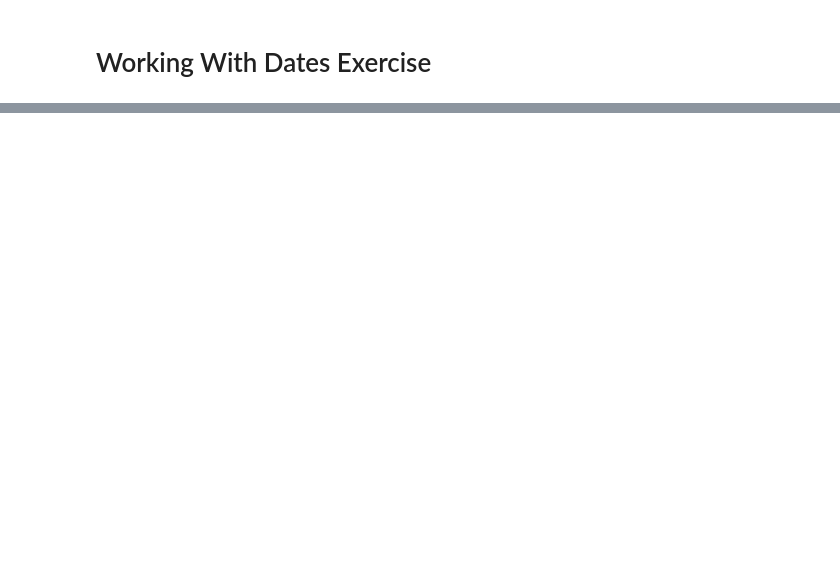
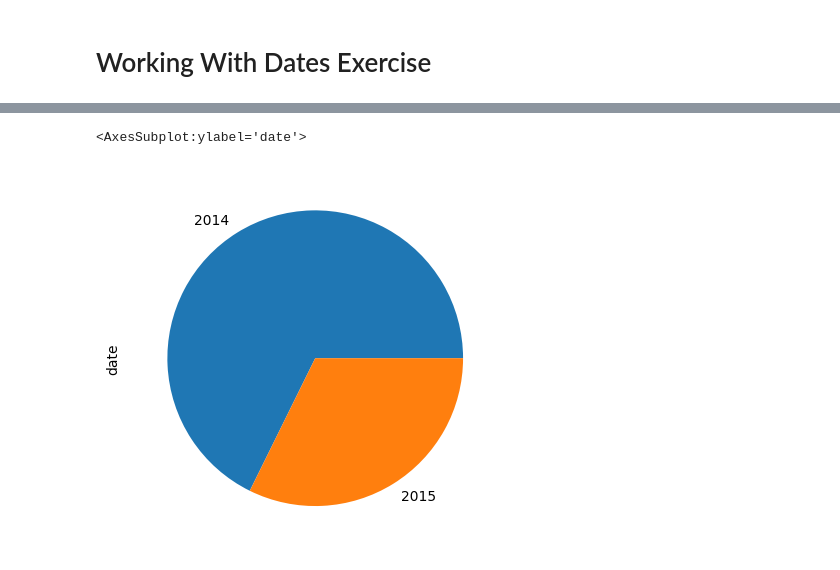
Before and after one commit to magdalenapek/Exercises, a Jupyter notebook: solutions_udemy_course/EXERCISE_10_Dates.ipynb, the cells around one changed output, grey strips where cells are left out. Drawn from its saved outputs; the diff is of its cells as text; code cells hidden in the pictures; blank space fills up the shorter version.

Commit message:
Done data exercise

```diff
--- a/solutions_udemy_course/EXERCISE_10_Dates.ipynb
+++ b/solutions_udemy_course/EXERCISE_10_Dates.ipynb
@@ -4,3 +4,5 @@
 import pandas as pd
 # %%
 # Import the "kc_house_data.csv" and parse the "date" column in a single line
+house = pd.read_csv("C:/Users/magda/OneDrive/Pulpit/DataAnalysisCourseMaterials/DataAnalysis/data/kc_house_data.csv", parse_dates = ["date"])
+house
@@ -12,4 +48,8 @@ import pandas as pd
 # %%
 # Create a pie chart showing the years that home sales took place in (2014 and 2015)
+house["date"].dt.year.value_counts().plot(kind = "pie")
+# %% [output]
+<AxesSubplot:ylabel='date'>
+[figure, added]
 # %%
 #Find all the homes sold in 2014, sorted from earliest to latest
```
Also changed, not shown: parts of 10 cells of this notebook.
